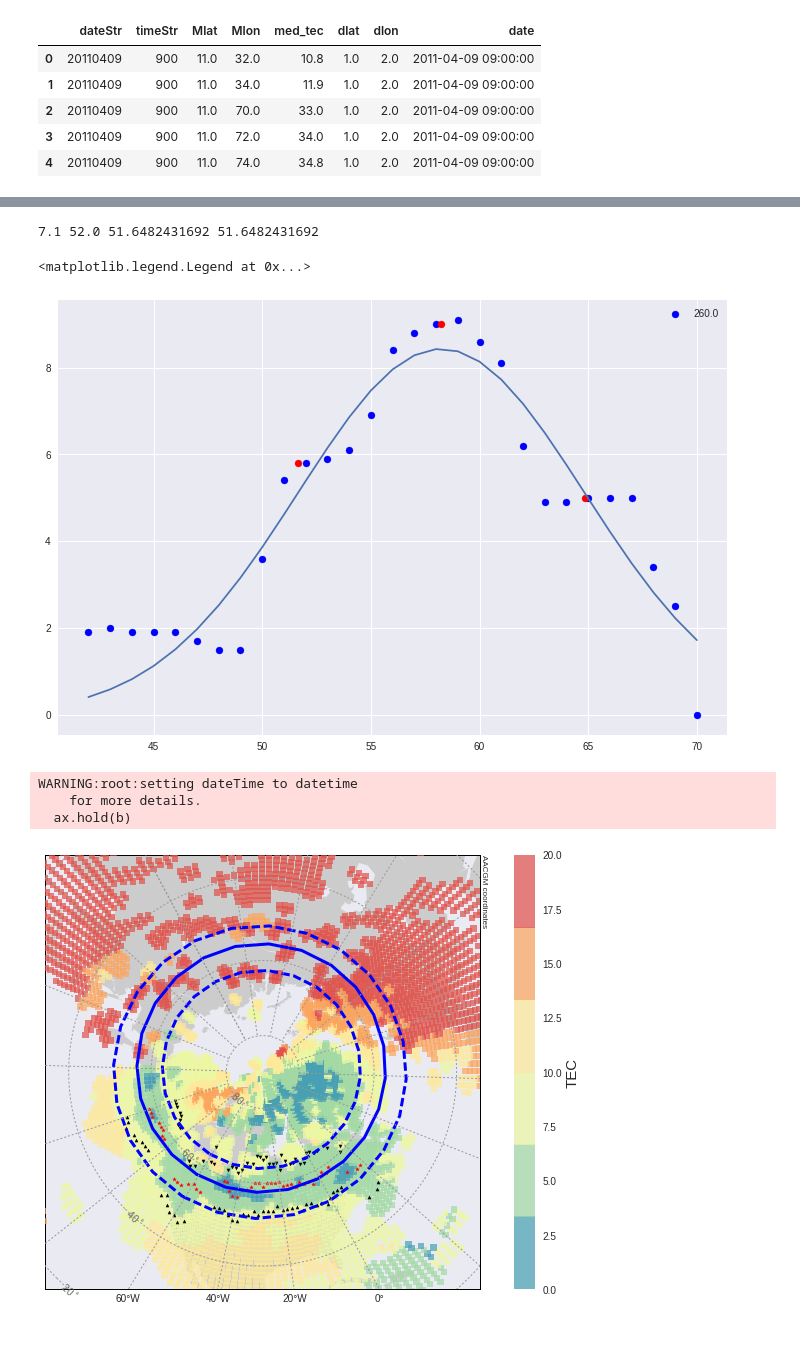
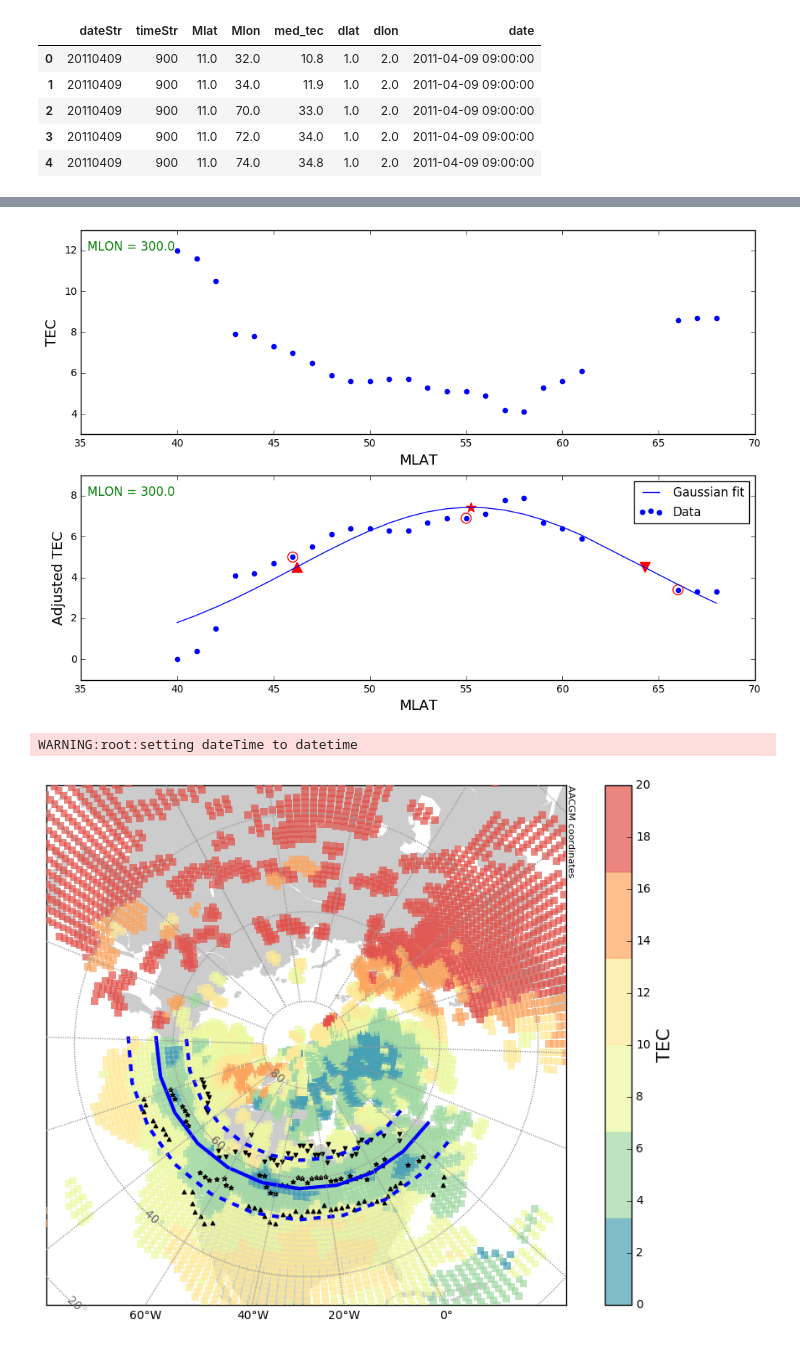
Before and after one commit to bharatreddy/sapstec, a Jupyter notebook: ipy/trgh_detect.ipynb, the cells around one changed output, grey strips where cells are left out. Saved outputs shown, nothing was run; the diff lists cells and outputs as text; code cells hidden in the pictures.

Commit message:
new plots

```diff
--- a/ipy/trgh_detect.ipynb
+++ b/ipy/trgh_detect.ipynb
@@ -269,9 +267,10 @@ WARNING:root:setting dateTime to datetime
 # %%
 f = plt.figure(figsize=(12, 8))
-ax = f.add_subplot(1,1,1)
+ax = f.add_subplot(2,1,2)
+ax0 = f.add_subplot(2,1,1)
 colorList = [ "b", "r", "k" ]
 # selMlonList = [ 260., 280., 300., 320., 340., 0., 18. ]
-selMlonList = [ 260. ]#[ 300. ]
+selMlonList = [ 300. ]#[ 260. ]
 for ind, sMlon in enumerate(selMlonList):
     if sMlon < 0.:
         sMlon = sMlon + 360.
@@ -289,6 +288,7 @@ for ind, sMlon in enumerate(selMlonList):
     fwhmPol = popt[1] + popt[2]
     tecValFwhmEqu = gauss_function(fwhmEqu, *popt)
     tecValFwhmPol = gauss_function(fwhmPol, *popt)
+    tecValPeak = gauss_function(popt[1], *popt)
     # Test goodness of fit
     ksTestTecArr = numpy.array( [ gauss_function(l, *popt)\
                                 for l in selMlonDF["Mlat"].values.tolist() ] )
@@ -326,25 +326,48 @@ for ind, sMlon in enumerate(selMlonList):
     # GET Trough equ loc and tec val
     equTrghLoc = min(list(selMlonDF["Mlat"].values), key=lambda x:abs(x-fwhmEqu))
     equTrghTecVal = selMlonDF[ selMlonDF["Mlat"] == equTrghLoc ]["med_tec"].values[0]
-    print equTrghTecVal, equTrghLoc, fwhmEqu, popt[1]-popt[2]
     # GET Trough pol loc and tec val
     polTrghLoc = min(list(selMlonDF["Mlat"].values), key=lambda x:abs(x-fwhmPol))
     polTrghTecVal = selMlonDF[ selMlonDF["Mlat"] == polTrghLoc ]["med_tec"].values[0]
+
 #     if minTrghTecVal > cutOffMinTECVal:
 #         print minTrghTecVal
 #         print "hey555"
 #         continue
 
-    ax.scatter( selMlonDF["Mlat"].values, tecGaussFitArr,label=str(sMlon), color=colorList[ind] )
-    ax.plot( selMlonDF["Mlat"].values, ksTestTecArr )
-    ax.scatter( popt[1] - popt[2], numpy.max( selMlonDF["med_tec"].values )-equTrghTecVal, color="r" )
-    ax.scatter( popt[1] + popt[2], numpy.max( selMlonDF["med_tec"].values )-polTrghTecVal, color="r" )
-    ax.scatter( popt[1], numpy.max( selMlonDF["med_tec"].values )-minTrghTecVal, color="r" )
+    ax.scatter( selMlonDF["Mlat"].values, tecGaussFitArr, label="Data", color=colorList[ind] )
+    ax.plot( selMlonDF["Mlat"].values, ksTestTecArr, label="Gaussian fit" )
+    ax.scatter( equTrghLoc, numpy.max( selMlonDF["med_tec"].values )-equTrghTecVal,\
+               color="r", facecolors='none', edgecolors='r',s=100)
+    ax.scatter( polTrghLoc, numpy.max( selMlonDF["med_tec"].values )-polTrghTecVal,\
+               color="r", facecolors='none', edgecolors='r',s=100 )
+    ax.scatter( minTrghLoc, numpy.max( selMlonDF["med_tec"].values )-minTrghTecVal,\
+               color="r", facecolors='none', edgecolors='r',s=100 )
+
+    ax.scatter( popt[1] - popt[2], tecValFwhmEqu, color="r", marker="^", s=100 )
+    ax.scatter( popt[1] + popt[2], tecValFwhmPol, color="r", marker="v", s=100 )
+    ax.scatter( popt[1], tecValPeak, color="r", marker="*", s=100 )
 ax.legend()
+
+ax0.scatter( selMlonDF["Mlat"].values, selMlonDF["med_tec"].values,label=str(sMlon), color=colorList[ind] )
+ax0.set_xlabel("MLAT", fontsize=14)
+ax0.set_ylabel("TEC", fontsize=14)
+ax.set_xlabel("MLAT", fontsize=14)
+ax.set_ylabel("Adjusted TEC", fontsize=14)
+
+printText = "MLON = " + str( sMlon )
+
+ax0.text(0.01, 0.9,  printText,
+            transform=ax0.transAxes,
+            color='green', fontsize=12)
+ax.text(0.01, 0.9,  printText,
+            transform=ax.transAxes,
+            color='green', fontsize=12)
+figName = "../figs/gauss-fit-mlon-" + str(int(sMlon)) + ".eps"
+
+f.savefig(figName,bbox_inches='tight')
 # %% [output]
-7.1 52.0 51.6482431692 51.6482431692
-<matplotlib.legend.Legend at 0x...>
-[figure, old version]
+[figure, new version]
 # %%
 # To estimate the boundary we
 # fit first order harmonics!
@@ -372,7 +395,17 @@ if trghBndDF is not None:
     predBndEquMlat = []
     predBndPolMlat = []
 
-    for cpMlt in range(25):
+    for cpMlt in range(20,25):
+        predMltArr.append( cpMlt )
+        predMlonArr.append( round( convert_mlt( cpMlt,\
+                                    selDT , m2a=True ) ) )
+        predMinTECMlat.append( trough_fit_harmonic(\
+                                    cpMlt, *poptMinTrgh) )
+        predBndEquMlat.append( trough_fit_harmonic(\
+                                    cpMlt, *poptBndEqu) )
+        predBndPolMlat.append( trough_fit_harmonic(\
+                                    cpMlt, *poptBndPol) )
+    for cpMlt in range(0,7):
         predMltArr.append( cpMlt )
         predMlonArr.append( round( convert_mlt( cpMlt,\
                                     selDT , m2a=True ) ) )
@@ -409,33 +442,33 @@ if trghBndDF is not None:
     # Pred locations
     xVecPredMinTrghBnd, yVecPredMinTrghBnd = m1(list(predTrghBndDF["predBndMlon"]),\
                                                 list(predTrghBndDF["predMinTecMlat"]),\
                                                 coords="mag")
     xVecPredEquBnd, yVecPredEquBnd = m1(list(predTrghBndDF["predBndMlon"]),\
                                                 list(predTrghBndDF["predBndEquMlat"]),\
                                                 coords="mag")
     xVecPredPolBnd, yVecPredPolBnd = m1(list(predTrghBndDF["predBndMlon"]),\
                                                 list(predTrghBndDF["predBndPolMlat"]),\
                                                 coords="mag")
     tecPlot = m1.scatter( xVec, yVec , c=selTecDF["med_tec"], s=40.,\
                cmap=seaMap, alpha=0.7, zorder=5., \
                          edgecolor='none', marker="s", vmin=0., vmax=20. )
 
     predMinTrghPlot = m1.plot( xVecPredMinTrghBnd, yVecPredMinTrghBnd,\
                               "b-", zorder=7., linewidth=3 )
     predEquBndPlot = m1.plot( xVecPredEquBnd, yVecPredEquBnd,\
                               "b--", zorder=7., linewidth=3 )
     predPolBndPlot = m1.plot( xVecPredPolBnd, yVecPredPolBnd,\
                               "b--", zorder=7., linewidth=3 )
     eqPlot = m1.scatter( xVecEquBnd, yVecEquBnd , s=10.,\
                          c='k', marker="^", zorder=7. )
     poPlot = m1.scatter( xVecPolBnd, yVecPolBnd , s=10.,\
                          c='k', marker="v", zorder=7. )
     mtPlot = m1.scatter( xVecMinTrghBnd, yVecMinTrghBnd , s=15.,\
                          c='r', marker="*", zorder=7. )
 cbar = plt.colorbar(tecPlot, orientation='vertical')
 cbar.set_label('TEC', size=15)
+dateStr = datetime.datetime.strftime(selDT,"%Y%m%d")
+f.savefig("../figs/sample-map-trghloc-"+dateStr+".eps",bbox_inches='tight')
 # %% [output]
 WARNING:root:setting dateTime to datetime
-    for more details.
-  ax.hold(b)
-[figure, old version]
+[figure, new version]
```
Also changed, not shown: parts of 2 cells of this notebook, 11 other files.
